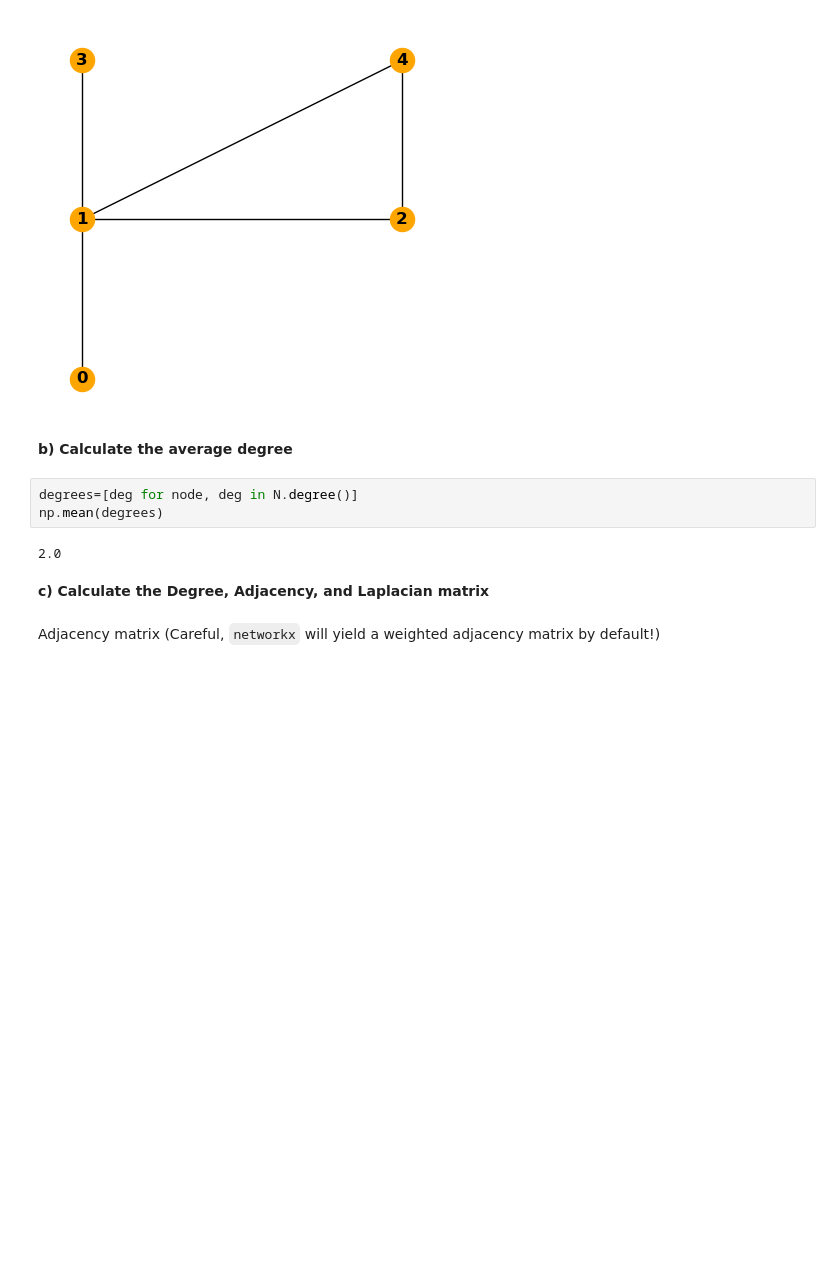
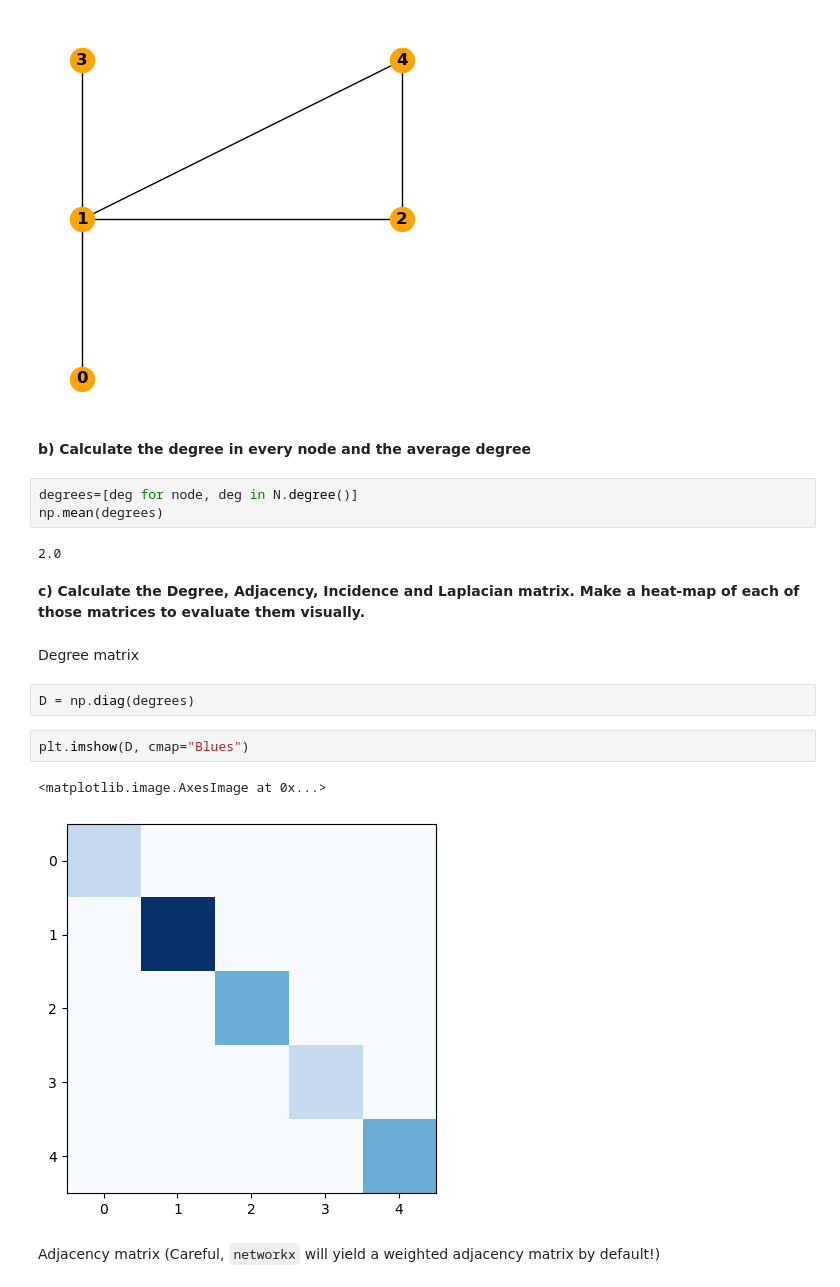
Before and after one commit to martavp/integrated-energy-grids, a Jupyter notebook: integrated-energy-grids/Problems/Problem03.03.ipynb, the cells around one changed output. Saved outputs shown, nothing was run; the diff lists cells and outputs as text; blank space fills up the shorter version.

```diff
--- a/integrated-energy-grids/Problems/Problem03.03.ipynb
+++ b/integrated-energy-grids/Problems/Problem03.03.ipynb
@@ -53,14 +52,23 @@ nx.draw(N, with_labels=True, ax=ax, pos=pos, node_color="orange", font_weight="b
 # %% [output]
 [figure]
 # %% [markdown]
-**b) Calculate the average degree**
+**b) Calculate the degree in every node and the average degree**
 # %%
 degrees=[deg for node, deg in N.degree()]
 np.mean(degrees)
 # %% [output]
 2.0
 # %% [markdown]
-**c) Calculate the Degree, Adjacency, and Laplacian matrix**
+**c) Calculate the Degree, Adjacency, Incidence and Laplacian matrix. Make a heat-map of each of those matrices to evaluate them visually.**
+# %% [markdown]
+Degree matrix
+# %%
+D = np.diag(degrees)
+# %%
+plt.imshow(D, cmap="Blues")
+# %% [output]
+<matplotlib.image.AxesImage at 0x...>
+[figure, added]
 # %% [markdown]
 Adjacency matrix (Careful, `networkx` will yield a weighted adjacency matrix by default!)
 # %%
```
Also changed, not shown: parts of 8 cells of this notebook, 4 other files.
